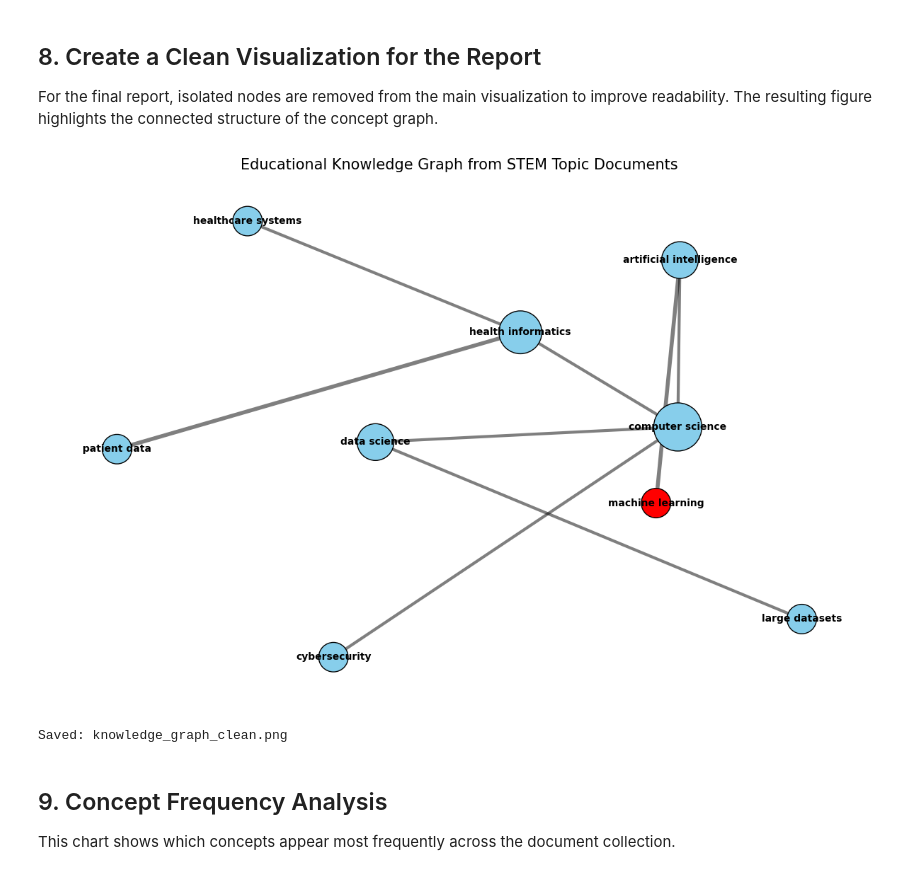
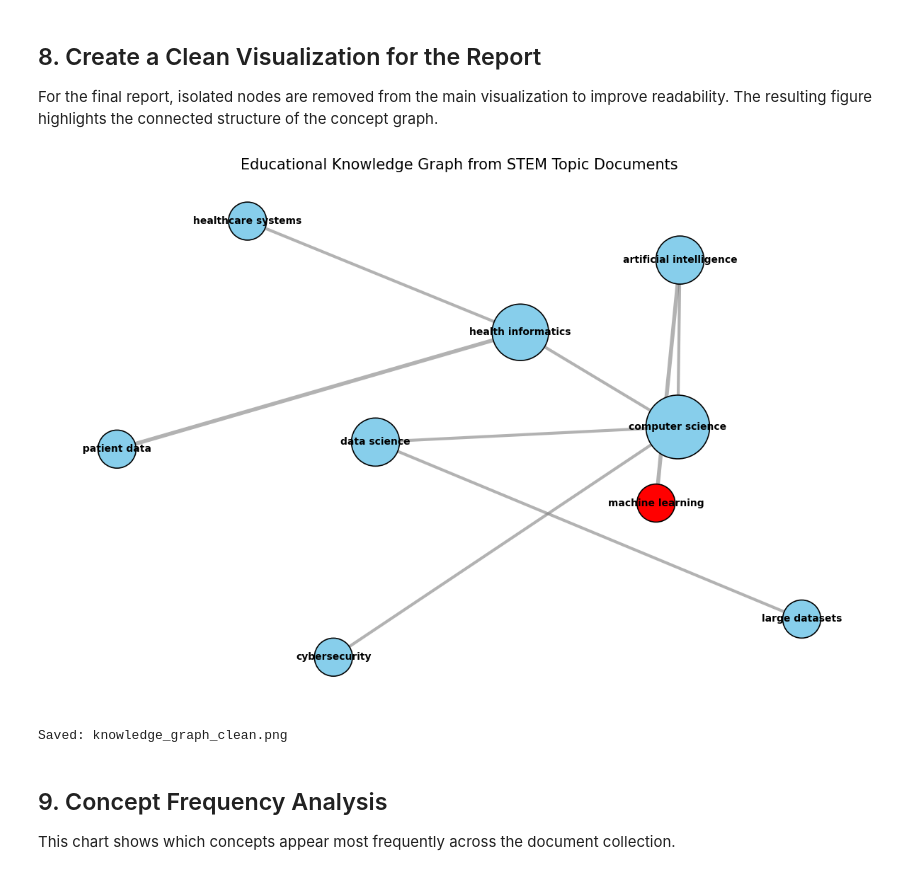
Before and after one commit to Bless01/KDD_Group7, a Jupyter notebook: project_knowledge_graph.ipynb, the cells around one changed output. Drawn from its saved outputs; the diff is of its cells as text; code cells hidden in the pictures.

```diff
--- a/project_knowledge_graph.ipynb
+++ b/project_knowledge_graph.ipynb
@@ -350,84 +343,70 @@ For the final report, isolated nodes are removed from the main visualization to
 # %%
 G_plot = G.copy()
 
-# ORIGINAL
-# isolated_nodes = list(nx.isolates(G_plot))
-# G_plot.remove_nodes_from(isolated_nodes)
-
-# IMPROVED: remove isolated nodes so only connected concepts are visualized
+# Remove isolated nodes so only connected concepts are shown
 isolated_nodes = list(nx.isolates(G_plot))
 G_plot.remove_nodes_from(isolated_nodes)
 
-# IMPROVED: only plot if graph still has nodes
+# Plot only if connected nodes exist
 if G_plot.number_of_nodes() > 0:
 
     plt.figure(figsize=(12, 8))
 
-    # ORIGINAL
-    # pos = nx.spring_layout(G_plot, k=2.2, seed=42)
-
-    # IMPROVED: keep layout reproducible and slightly better spaced
+    # Create layout
     pos = nx.spring_layout(G_plot, k=2.2, seed=42)
 
+    # Use node degree so more connected concepts appear larger
     degree = dict(G_plot.degree())
+    node_sizes = [600 + degree[node] * 900 for node in G_plot.nodes()]
 
-    # ORIGINAL
-    # node_sizes = [400 + degree[node] * 500 for node in G_plot.nodes()]
+    # Highlight "machine learning" in red, all others in skyblue
+    node_colors = [
+        "red" if node == "machine learning" else "skyblue"
+        for node in G_plot.nodes()
+    ]
 
-    # IMPROVED: size nodes by degree so more connected concepts stand out
-    node_sizes = [400 + degree[node] * 500 for node in G_plot.nodes()]
+    # Use edge weight to control line thickness
+    edge_widths = [1 + G_plot[u][v]["weight"] for u, v in G_plot.edges()]
 
-    # ORIGINAL
-    # node_colors = ["red" if node == "machine learning" else "skyblue" for node in G_plot.nodes()]
-
-    # minor improvements: highlight the main concept if present
-    node_colors = ["red" if node == "machine learning" else "skyblue" for node in G_plot.nodes()]
-
+    # Draw nodes
     nx.draw_networkx_nodes(
         G_plot,
         pos,
         node_size=node_sizes,
         node_color=node_colors,
         edgecolors="black",
-        linewidths=1
+        linewidths=1.2
     )
 
-    # ORIGINAL
-    # nx.draw_networkx_edges(
-    #     G_plot,
-    #     pos,
-    #     width=[1 + G_plot[u][v]["weight"] for u, v in G_plot.edges()],
-    #     alpha=0.5
-    # )
-
-    # adjustments: scale edge widths by relationship strength
-    edge_widths = [1 + G_plot[u][v]["weight"] for u, v in G_plot.edges()]
+    # Draw edges
     nx.draw_networkx_edges(
         G_plot,
         pos,
         width=edge_widths,
-        alpha=0.5
+        alpha=0.6,
+        edge_color="gray"
     )
 
+    # Draw labels
     nx.draw_networkx_labels(
         G_plot,
         pos,
         font_size=10,
         font_weight="bold"
     )
 
     plt.title("Educational Knowledge Graph from STEM Topic Documents", fontsize=15)
     plt.axis("off")
     plt.tight_layout()
     plt.savefig("knowledge_graph_clean.png", dpi=300, bbox_inches="tight")
     plt.show()
 
     print("Saved: knowledge_graph_clean.png")
 
 else:
     print("No connected nodes available to visualize.")
 # %% [output]
-[figure, old version]
+[figure, new version]
 Saved: knowledge_graph_clean.png
 # %% [markdown]
 ## 9. Concept Frequency Analysis
```
Also changed, not shown: parts of 2 cells of this notebook.
